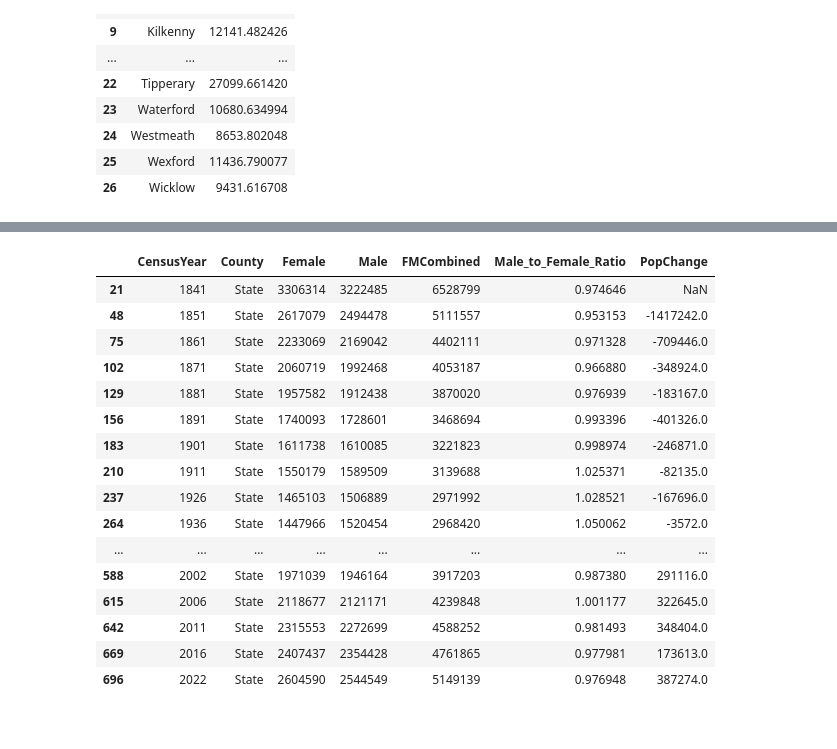
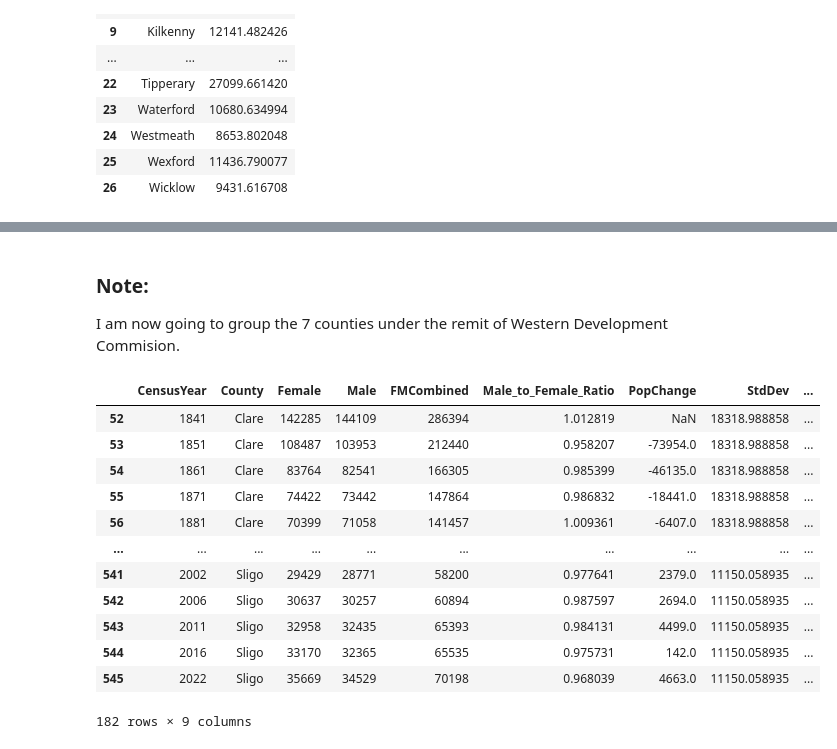
Before and after one commit to turps-pc90/AppliedStatisticsAssessment, a Jupyter notebook: roughwork.ipynb, the cells around one changed output, grey strips where cells are left out. Drawn from its saved outputs; the diff is of its cells as text; code cells hidden in the pictures.

```diff
--- a/roughwork.ipynb
+++ b/roughwork.ipynb
@@ -181,6 +181,9 @@ county_std
 | 24 | Westmeath | 8653.802048 |
 | 25 | Wexford | 11436.790077 |
 | 26 | Wicklow | 9431.616708 |
+# %%
+# Merging Standard Deviation back in to DF
+census_pop = census_pop.merge(county_std, on="County", how="left")
 # %%
 # Box Plot
 fig = px.box(
@@ -198,0 +202,3 @@ I am now going to group the 7 counties under the remit of Western Development Co
+# %%
+census_pop['GrowthRate'] = census_pop.groupby('County')['FMCombined'].pct_change() * 100
+census_pop['GrowthRate']
@@ -199,3 +218,6 @@ I am now going to group the 7 counties under the remit of Western Development Co
+# %% [markdown]
+### Note:
+I am now going to group the 7 counties under the remit of Western Development Commision.
 # %%
 # Defining the WDC group
 wdc = ["Clare", "Galway", "Mayo", "Roscommon", "Sligo", "Leitrim", "Donegal"]
@@ -204,22 +226,18 @@ wdc = ["Clare", "Galway", "Mayo", "Roscommon", "Sligo", "Leitrim", "Donegal"]
 df_wdc = census_pop[census_pop["County"].isin(wdc)]
 df_state = census_pop[census_pop["County"] == "State"]
 # %%
-df_state
+df_wdc
 # %% [output]
-|  | CensusYear | County | Female | Male | FMCombined | Male_to_Female_Ratio | PopChange |
-| 21 | 1841 | State | 3306314 | 3222485 | 6528799 | 0.974646 | NaN |
-| 48 | 1851 | State | 2617079 | 2494478 | 5111557 | 0.953153 | -1417242.0 |
-| 75 | 1861 | State | 2233069 | 2169042 | 4402111 | 0.971328 | -709446.0 |
-| 102 | 1871 | State | 2060719 | 1992468 | 4053187 | 0.966880 | -348924.0 |
-| 129 | 1881 | State | 1957582 | 1912438 | 3870020 | 0.976939 | -183167.0 |
-| 156 | 1891 | State | 1740093 | 1728601 | 3468694 | 0.993396 | -401326.0 |
-| 183 | 1901 | State | 1611738 | 1610085 | 3221823 | 0.998974 | -246871.0 |
-| 210 | 1911 | State | 1550179 | 1589509 | 3139688 | 1.025371 | -82135.0 |
-| 237 | 1926 | State | 1465103 | 1506889 | 2971992 | 1.028521 | -167696.0 |
-| 264 | 1936 | State | 1447966 | 1520454 | 2968420 | 1.050062 | -3572.0 |
-| ... | ... | ... | ... | ... | ... | ... | ... |
-| 588 | 2002 | State | 1971039 | 1946164 | 3917203 | 0.987380 | 291116.0 |
-| 615 | 2006 | State | 2118677 | 2121171 | 4239848 | 1.001177 | 322645.0 |
-| 642 | 2011 | State | 2315553 | 2272699 | 4588252 | 0.981493 | 348404.0 |
-| 669 | 2016 | State | 2407437 | 2354428 | 4761865 | 0.977981 | 173613.0 |
-| 696 | 2022 | State | 2604590 | 2544549 | 5149139 | 0.976948 | 387274.0 |
+|  | CensusYear | County | Female | Male | FMCombined | Male_to_Female_Ratio | PopChange | StdDev | ... |
+| 52 | 1841 | Clare | 142285 | 144109 | 286394 | 1.012819 | NaN | 18318.988858 | ... |
+| 53 | 1851 | Clare | 108487 | 103953 | 212440 | 0.958207 | -73954.0 | 18318.988858 | ... |
+| 54 | 1861 | Clare | 83764 | 82541 | 166305 | 0.985399 | -46135.0 | 18318.988858 | ... |
+| 55 | 1871 | Clare | 74422 | 73442 | 147864 | 0.986832 | -18441.0 | 18318.988858 | ... |
+| 56 | 1881 | Clare | 70399 | 71058 | 141457 | 1.009361 | -6407.0 | 18318.988858 | ... |
+| ... | ... | ... | ... | ... | ... | ... | ... | ... | ... |
+| 541 | 2002 | Sligo | 29429 | 28771 | 58200 | 0.977641 | 2379.0 | 11150.058935 | ... |
+| 542 | 2006 | Sligo | 30637 | 30257 | 60894 | 0.987597 | 2694.0 | 11150.058935 | ... |
+| 543 | 2011 | Sligo | 32958 | 32435 | 65393 | 0.984131 | 4499.0 | 11150.058935 | ... |
+| 544 | 2016 | Sligo | 33170 | 32365 | 65535 | 0.975731 | 142.0 | 11150.058935 | ... |
+| 545 | 2022 | Sligo | 35669 | 34529 | 70198 | 0.968039 | 4663.0 | 11150.058935 | ... |
+182 rows × 9 columns
```
Also changed, not shown: parts of 5 cells of this notebook.
